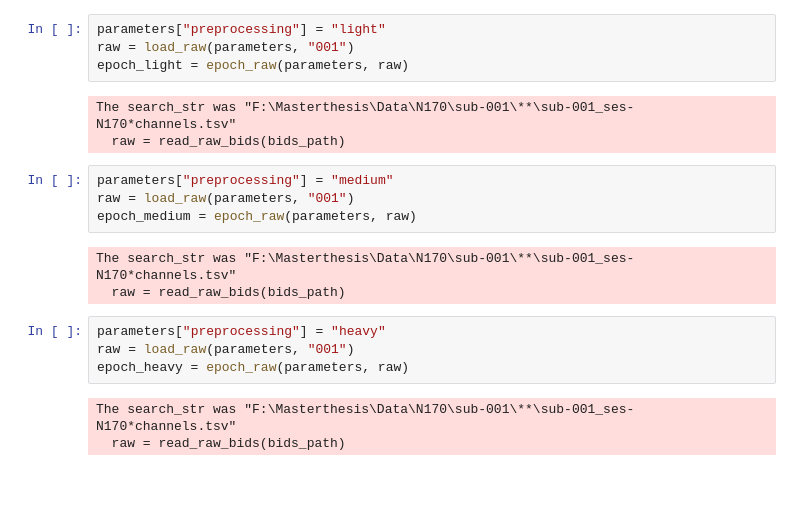
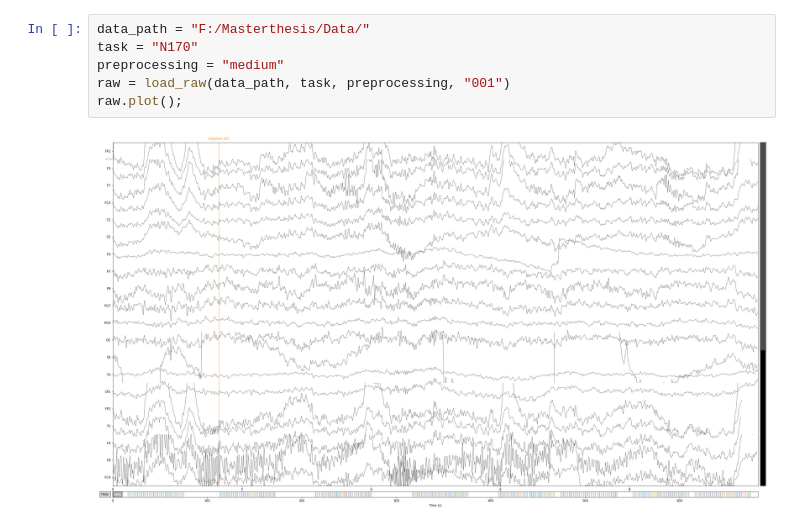
Before and after one commit to HannesBonasch/Thesis-Analysing-Deep-Learning-Decoding, a Jupyter notebook: DataLoader.ipynb, the cells around one changed output. Drawn from its saved outputs; the diff is of its cells as text; blank space fills up the shorter version.

```diff
--- a/DataLoader.ipynb
+++ b/DataLoader.ipynb
@@ -534,21 +184,8 @@ df_results[df_results["Model"]=="shallow"].pivot(
-# %%
-parameters["preprocessing"] = "light"
-raw = load_raw(parameters, "001")
-epoch_light = epoch_raw(parameters, raw)
-# %% [output]
-The search_str was "F:\Masterthesis\Data\N170\sub-001\**\sub-001_ses-N170*channels.tsv"
-  raw = read_raw_bids(bids_path)
-# %%
-parameters["preprocessing"] = "medium"
-raw = load_raw(parameters, "001")
-epoch_medium = epoch_raw(parameters, raw)
-# %% [output]
-The search_str was "F:\Masterthesis\Data\N170\sub-001\**\sub-001_ses-N170*channels.tsv"
-  raw = read_raw_bids(bids_path)
-# %%
-parameters["preprocessing"] = "heavy"
-raw = load_raw(parameters, "001")
-epoch_heavy = epoch_raw(parameters, raw)
-# %% [output]
-The search_str was "F:\Masterthesis\Data\N170\sub-001\**\sub-001_ses-N170*channels.tsv"
-  raw = read_raw_bids(bids_path)
+# %%
+data_path = "F:/Masterthesis/Data/"
+task = "N170"
+preprocessing = "medium"
+raw = load_raw(data_path, task, preprocessing, "001")
+raw.plot();
+# %% [output]
+[figure, added]
```
Also changed, not shown: parts of 19 cells of this notebook, 7 other files.
